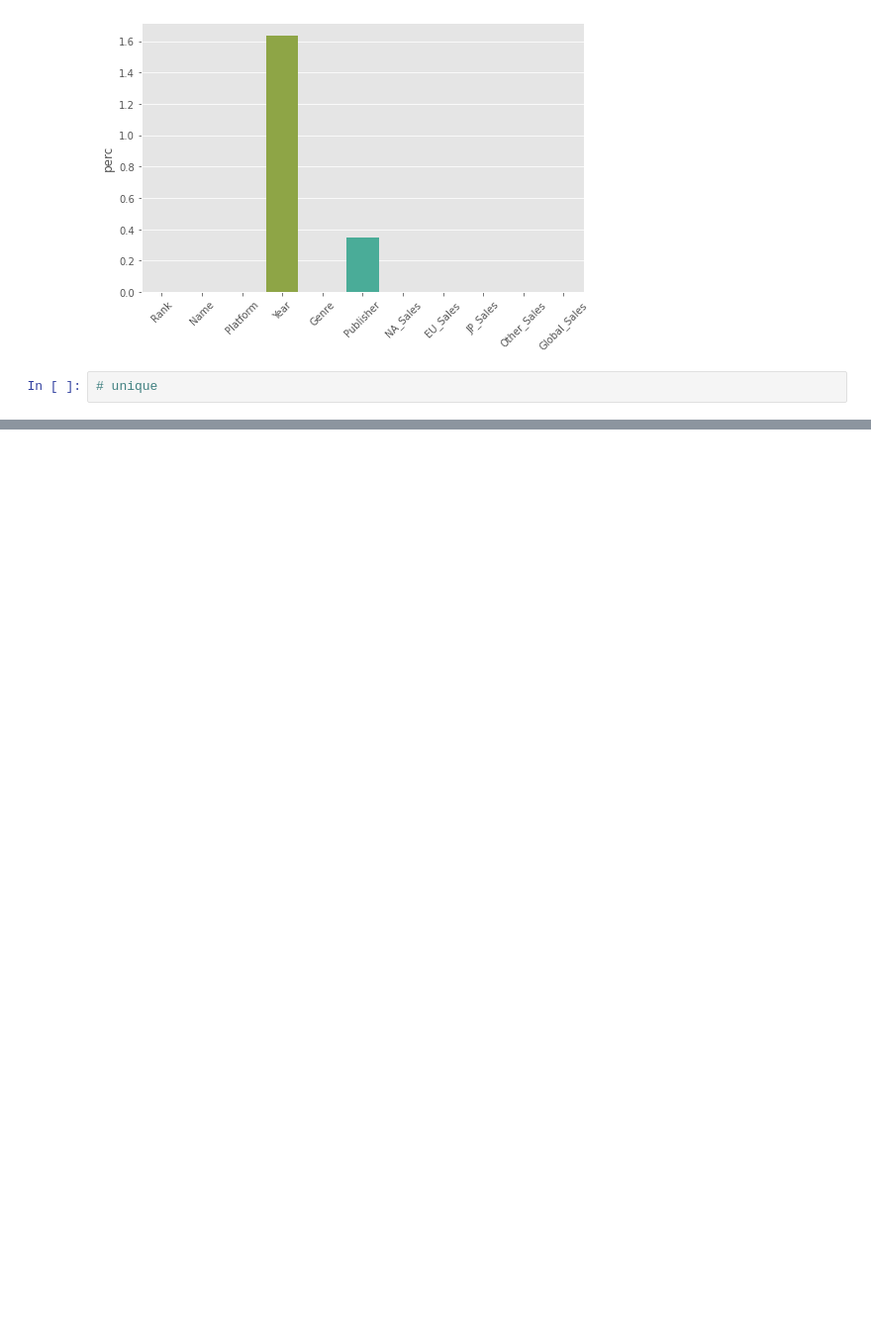
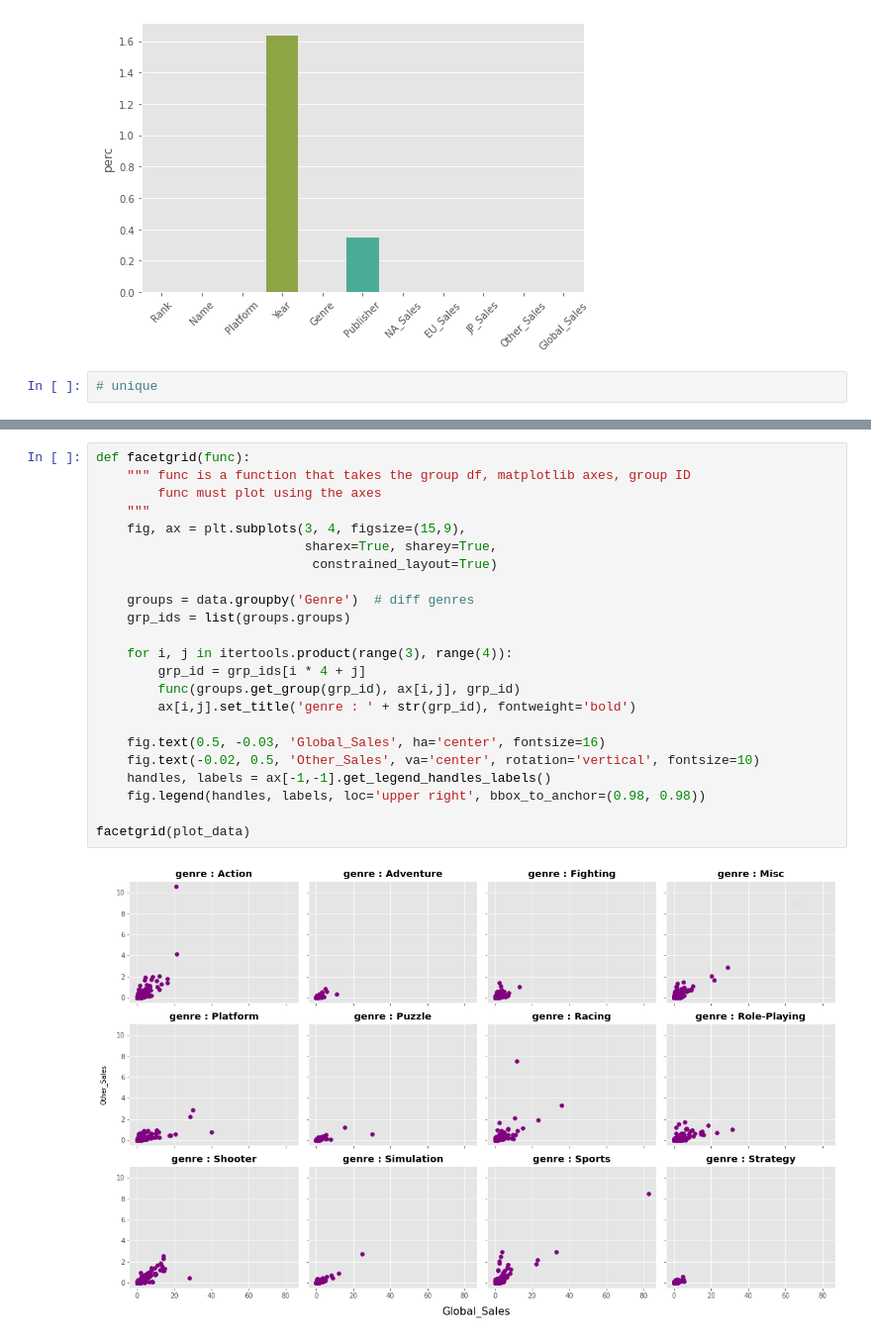
Before and after one commit to ada-k/HierarchicalModeling, a Jupyter notebook: hm.ipynb, the cells around one changed output, grey strips where cells are left out. Shown: that part at 99% size. Drawn from its saved outputs; the diff is of its cells as text; blank space fills up the shorter version.

```diff
--- a/hm.ipynb
+++ b/hm.ipynb
@@ -133,0 +140,25 @@ pooled_scatters(data, data['Genre'])
+# %%
+def facetgrid(func):
+    """ func is a function that takes the group df, matplotlib axes, group ID
+        func must plot using the axes
+    """
+    fig, ax = plt.subplots(3, 4, figsize=(15,9),
+                           sharex=True, sharey=True,
+                            constrained_layout=True)
+
+    groups = data.groupby('Genre')  # diff genres
+    grp_ids = list(groups.groups)
+
+    for i, j in itertools.product(range(3), range(4)):
+        grp_id = grp_ids[i * 4 + j]
+        func(groups.get_group(grp_id), ax[i,j], grp_id)
+        ax[i,j].set_title('genre : ' + str(grp_id), fontweight='bold')
+
+    fig.text(0.5, -0.03, 'Global_Sales', ha='center', fontsize=16)
+    fig.text(-0.02, 0.5, 'Other_Sales', va='center', rotation='vertical', fontsize=10)
+    handles, labels = ax[-1,-1].get_legend_handles_labels()
+    fig.legend(handles, labels, loc='upper right', bbox_to_anchor=(0.98, 0.98))
+
+facetgrid(plot_data)
+# %% [output]
+[figure, added]
```
Also changed, not shown: parts of 25 cells of this notebook.
